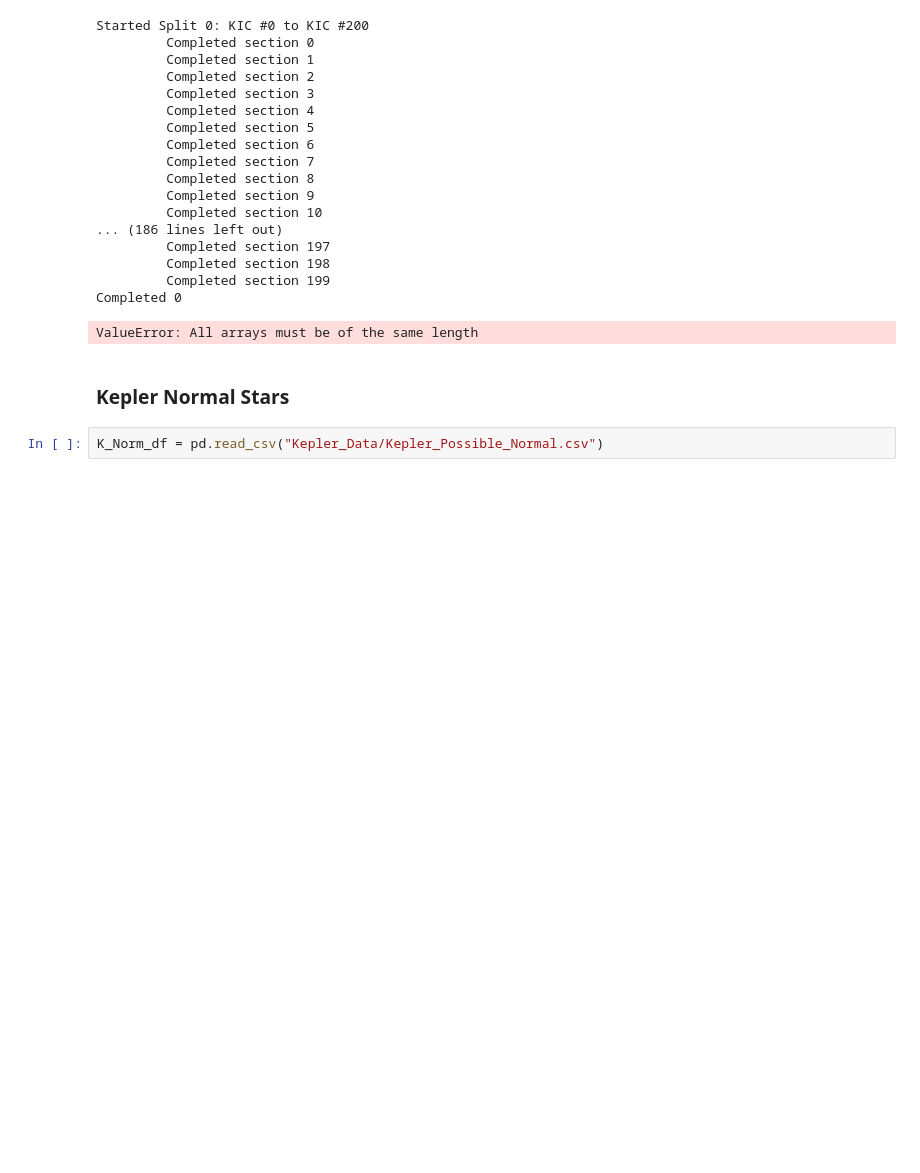
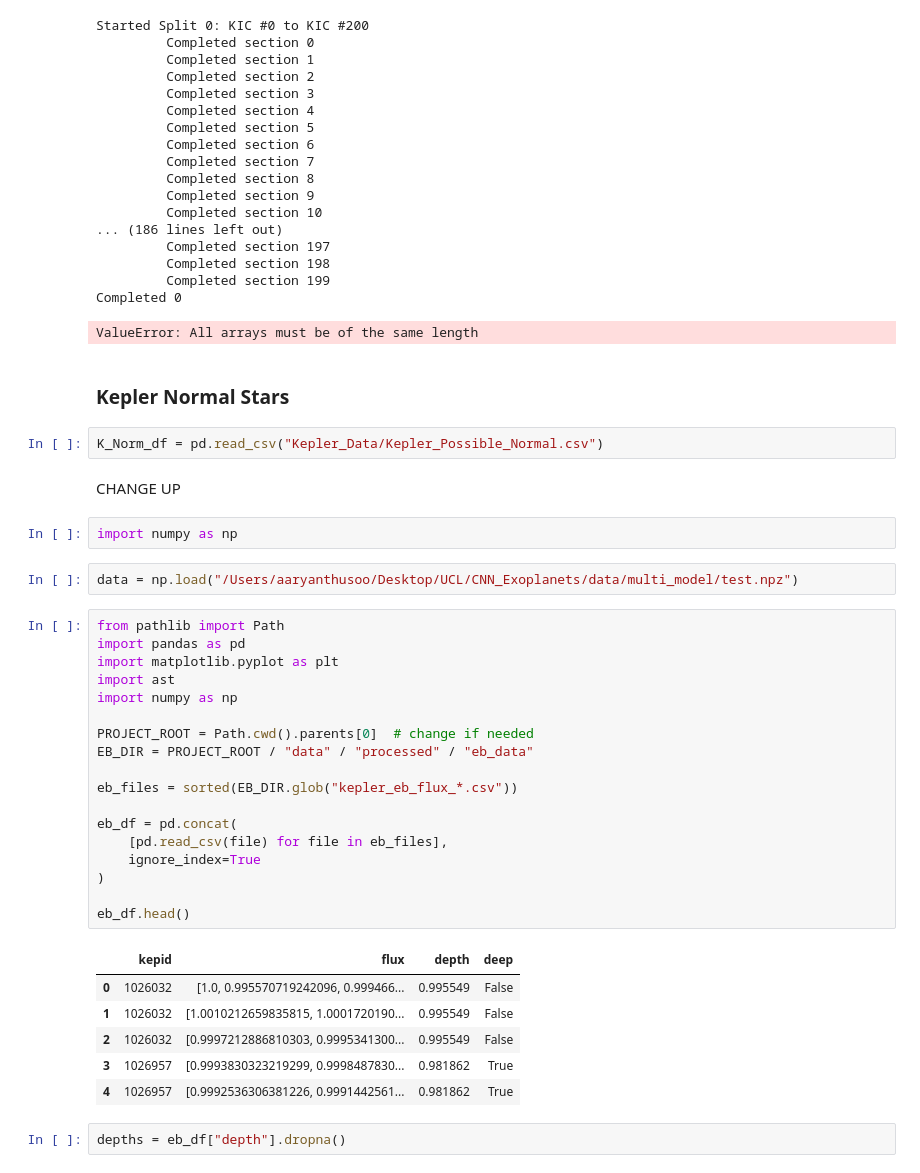
Before and after one commit to Aaryan-Thusoo/exoplanet_CNN_research, a Jupyter notebook: notebooks/Kepler_Data_Management.ipynb, the cells around one changed output. Drawn from its saved outputs; the diff is of its cells as text; blank space fills up the shorter version.

```diff
--- a/notebooks/Kepler_Data_Management.ipynb
+++ b/notebooks/Kepler_Data_Management.ipynb
@@ -268,3 +268,36 @@ ValueError: All arrays must be of the same length
 <h3>Kepler Normal Stars</h3>
 # %%
 K_Norm_df = pd.read_csv("Kepler_Data/Kepler_Possible_Normal.csv")
+# %% [markdown]
+CHANGE UP
+# %%
+import numpy as np
+# %%
+data = np.load("/Users/aaryanthusoo/Desktop/UCL/CNN_Exoplanets/data/multi_model/test.npz")
+# %%
+from pathlib import Path
+import pandas as pd
+import matplotlib.pyplot as plt
+import ast
+import numpy as np
+
+PROJECT_ROOT = Path.cwd().parents[0]  # change if needed
+EB_DIR = PROJECT_ROOT / "data" / "processed" / "eb_data"
+
+eb_files = sorted(EB_DIR.glob("kepler_eb_flux_*.csv"))
+
+eb_df = pd.concat(
+    [pd.read_csv(file) for file in eb_files],
+    ignore_index=True
+)
+
+eb_df.head()
+# %% [output]
+|  | kepid | flux | depth | deep |
+| 0 | 1026032 | [1.0, 0.995570719242096, 0.999466... | 0.995549 | False |
+| 1 | 1026032 | [1.0010212659835815, 1.0001720190... | 0.995549 | False |
+| 2 | 1026032 | [0.9997212886810303, 0.9995341300... | 0.995549 | False |
+| 3 | 1026957 | [0.9993830323219299, 0.9998487830... | 0.981862 | True |
+| 4 | 1026957 | [0.9992536306381226, 0.9991442561... | 0.981862 | True |
+# %%
+depths = eb_df["depth"].dropna()
```
Also changed, not shown: parts of 1 cell of this notebook.
